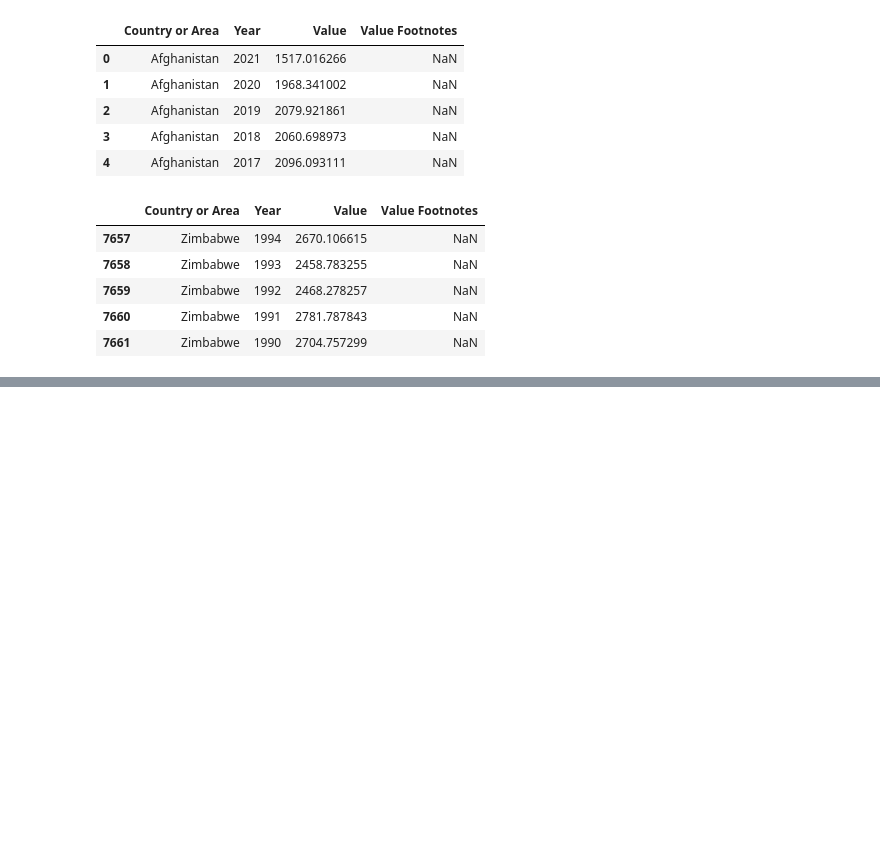
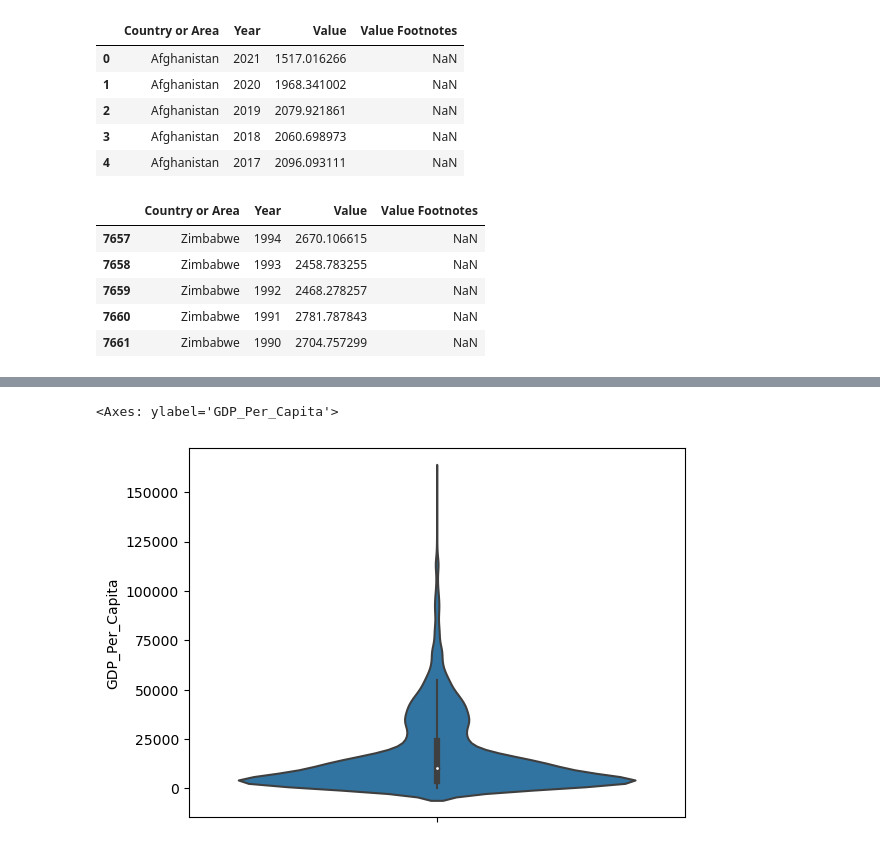
Before and after one commit to NSS-Data-Analytics-Cohort-11/undata-maryam-muhammad-0, a Jupyter notebook: notebook/un_data.ipynb, the cells around one changed output, grey strips where cells are left out. Drawn from its saved outputs; the diff is of its cells as text; code cells hidden in the pictures; blank space fills up the shorter version.

```diff
--- a/notebook/un_data.ipynb
+++ b/notebook/un_data.ipynb
@@ -120,0 +152,7 @@ gdp_df_all_m.count()
+# %%
+#Create a histogram, a density plot, a boxplot, and a violin plot.
+
+sns.violinplot(y=gdp_df["GDP_Per_Capita"])
+# %% [output]
+<Axes: ylabel='GDP_Per_Capita'>
+[figure, added]
```
Also changed, not shown: parts of 21 cells of this notebook.
